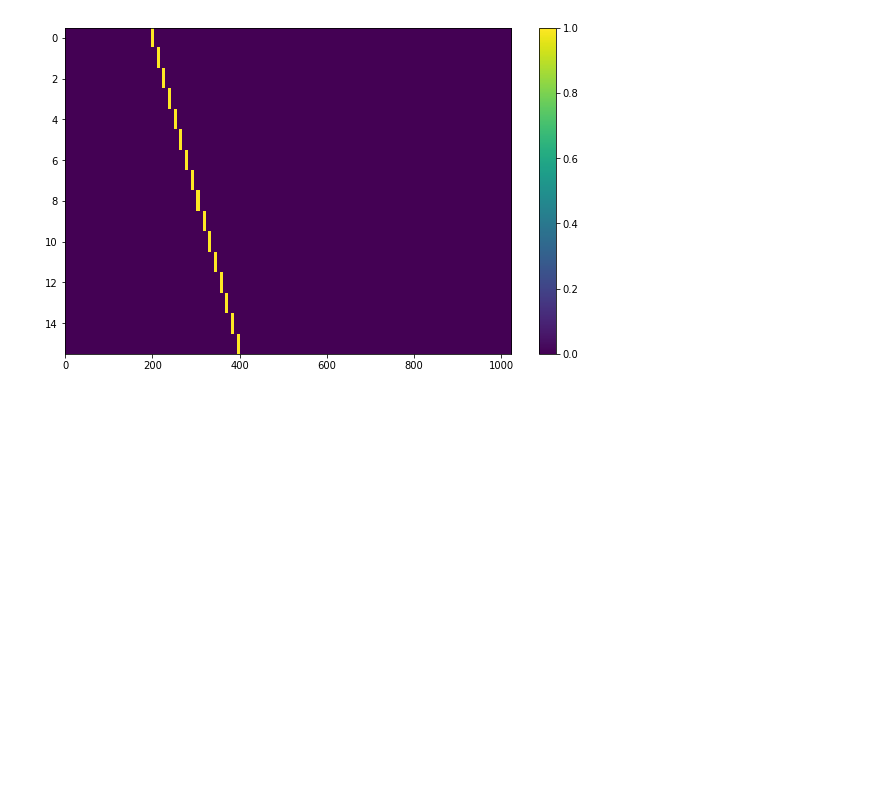
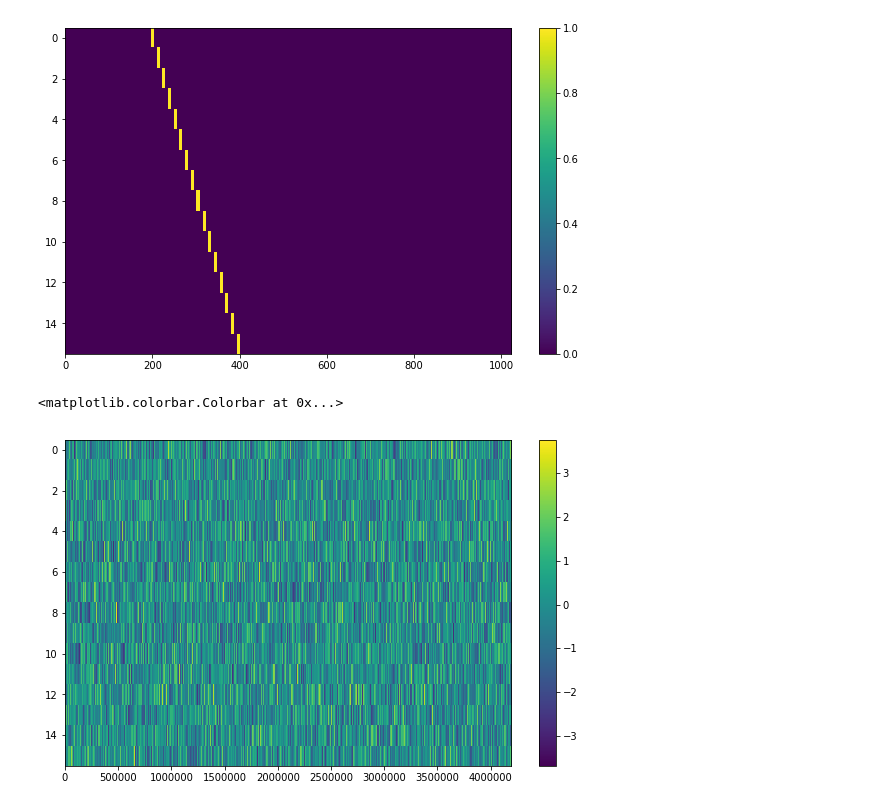
Before and after one commit to bbrzycki/setigen, a Jupyter notebook: jupyter-notebooks/Add_general_signal.ipynb, the cells around one changed output. Drawn from its saved outputs; the diff is of its cells as text; code cells hidden in the pictures; blank space fills up the shorter version.

```diff
--- a/jupyter-notebooks/Add_general_signal.ipynb
+++ b/jupyter-notebooks/Add_general_signal.ipynb
@@ -9,10 +9,10 @@ import sys, os, glob
 sys.path.append("../")
 import setigen as stg
 
-# # 200
-# i = 200
-# fn = '/datax/users/bryanb/data/split_files/4194304_%04d.fil' % i
-# fil = Waterfall(fn)
+# 200
+i = 200
+fn = '/datax/users/bryanb/data/split_files/4194304_%04d.fil' % i
+fil = Waterfall(fn)
 # %%
 stg.generate_signal
 # %% [output]
@@ -246,3 +246,14 @@ plt.colorbar()
 fig.savefig("../doc/source/cookbook/basic_signal.png", bbox_inches='tight')
 # %% [output]
 [figure]
+# %%
+ts = stg.get_ts(fn)
+fs = stg.get_fs(fn)
+data = stg.get_data(fn)
+
+fig = plt.figure(figsize=(10,6))
+plt.imshow(stg.normalize(data), aspect='auto')
+plt.colorbar()
+# %% [output]
+<matplotlib.colorbar.Colorbar at 0x...>
+[figure, added]
```
Also changed, not shown: parts of 3 cells of this notebook, 3 other files.
